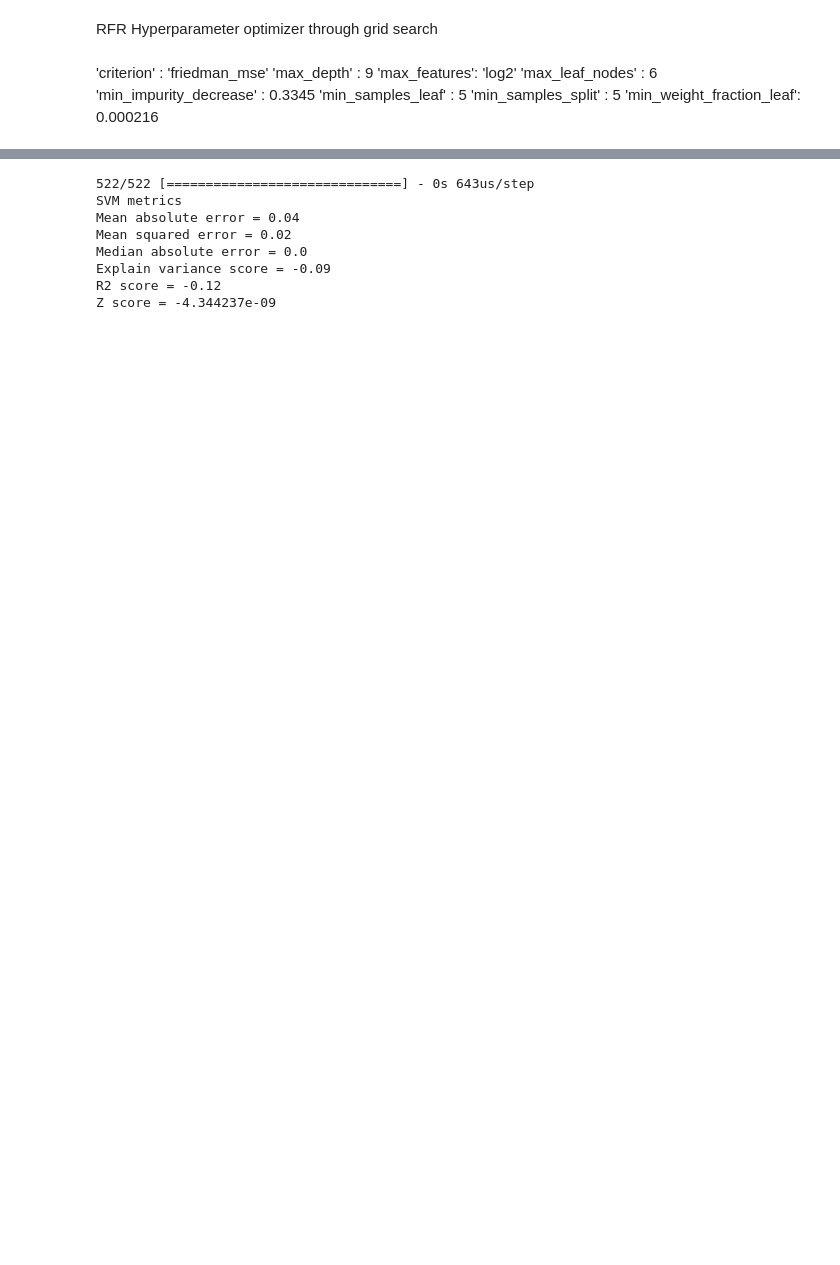
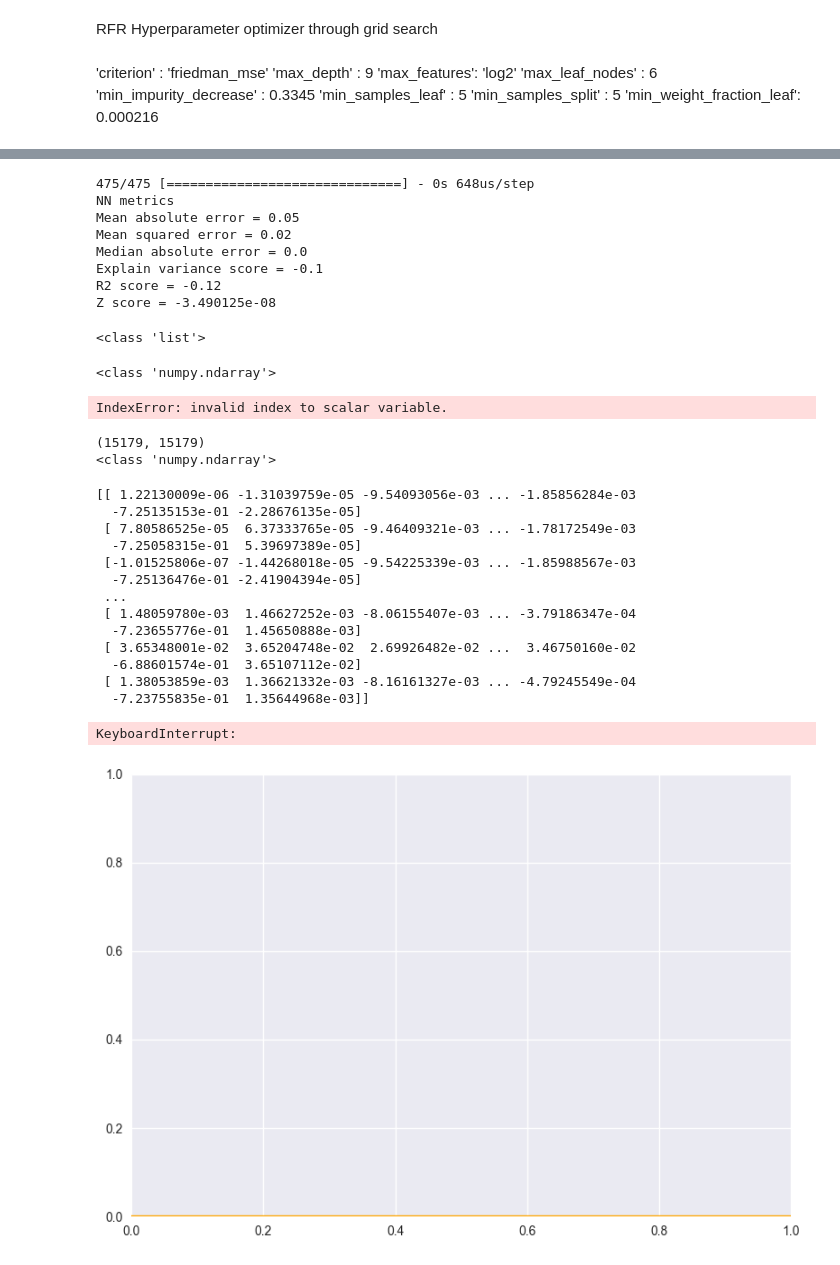
Before and after one commit to DiscordTurtle/ProcessMining, a Jupyter notebook: sprint3_time_predictor.ipynb, the cells around one changed output, grey strips where cells are left out. Saved outputs shown, nothing was run; the diff lists cells and outputs as text; code cells hidden in the pictures; blank space fills up the shorter version.

```diff
--- a/sprint3_time_predictor.ipynb
+++ b/sprint3_time_predictor.ipynb
@@ -330,7 +419,7 @@ Epoch 100/100
 # %%
 nn_y_test = model.predict(x_test)
 
-print("SVM metrics")
+print("NN metrics")
 print("Mean absolute error =", round(sm.mean_absolute_error(y_test, nn_y_test), 2))
 print("Mean squared error =", round(sm.mean_squared_error(y_test, nn_y_test), 2))
 print("Median absolute error =", round(sm.median_absolute_error(y_test, nn_y_test), 2))
@@ -338,14 +427,80 @@ print("Explain variance score =", round(sm.explained_variance_score(y_test, nn_y
 print("R2 score =", round(sm.r2_score(y_test, nn_y_test), 2))
 print("Z score =",  np.average(stats.zscore(nn_y_test)))
 # %% [output]
-522/522 [==============================] - 0s 643us/step
-SVM metrics
-Mean absolute error = 0.04
+475/475 [==============================] - 0s 648us/step
+NN metrics
+Mean absolute error = 0.05
 Mean squared error = 0.02
 Median absolute error = 0.0
-Explain variance score = -0.09
+Explain variance score = -0.1
 R2 score = -0.12
-Z score = -4.344237e-09
+Z score = -3.490125e-08
+# %%
+print(type(nn_y_test))
+# %% [output]
+<class 'list'>
+# %%
+nn_y_test = np.array(nn_y_test)
+# %%
+print(nn_y_test)
+# %% [output]
+<class 'numpy.ndarray'>
+# %%
+real_nn_y_test = []
+for entry in nn_y_test:
+    real_nn_y_test.append(entry[0])
+nn_y_test = real_nn_y_test
+print(nn_y_test)
+# %% [output]
+IndexError: invalid index to scalar variable.
+# %%
+NN_difference = nn_y_test - y_test
+print(NN_difference.shape)
+print(type(NN_difference))
+# %% [output]
+(15179, 15179)
+<class 'numpy.ndarray'>
+# %%
+import matplotlib.pyplot as plt
+
+plt.style.use('seaborn-v0_8')
+fig = plt.figure()
+ax = plt.axes()
+
+data_to_plot = NN_difference
+#remove nan values
+#remove outliers from data
+#data_to_plot = data_to_plot[data_to_plot.between(data_to_plot.quantile(.5), data_to_plot.quantile(.95))]
+
+print(data_to_plot)
+
+# plot normally
+plt.rcParams["figure.figsize"] = [10.50, 3.50]
+plt.rcParams["figure.autolayout"] = True
+plt.axhline(y=0, color='orange', linestyle='-', zorder=2)
+plt.plot(data_to_plot, zorder=1)
+plt.legend(['Truth value',], loc='lower right', )
+
+plt.title('Time difference between predicted time and actual time (NN)')
+plt.xlabel('Entries')
+plt.ylabel('Time difference (s)')
+plt.show()
+# %% [output]
+[[ 1.22130009e-06 -1.31039759e-05 -9.54093056e-03 ... -1.85856284e-03
+  -7.25135153e-01 -2.28676135e-05]
+ [ 7.80586525e-05  6.37333765e-05 -9.46409321e-03 ... -1.78172549e-03
+  -7.25058315e-01  5.39697389e-05]
+ [-1.01525806e-07 -1.44268018e-05 -9.54225339e-03 ... -1.85988567e-03
+  -7.25136476e-01 -2.41904394e-05]
+ ...
+ [ 1.48059780e-03  1.46627252e-03 -8.06155407e-03 ... -3.79186347e-04
+  -7.23655776e-01  1.45650888e-03]
+ [ 3.65348001e-02  3.65204748e-02  2.69926482e-02 ...  3.46750160e-02
+  -6.88601574e-01  3.65107112e-02]
+ [ 1.38053859e-03  1.36621332e-03 -8.16161327e-03 ... -4.79245549e-04
+  -7.23755835e-01  1.35644968e-03]]
+KeyboardInterrupt:
+[figure, added]
 # %%
 loss_and_accuracy = model.evaluate(x_train, y_train, verbose=False)
 print("Training Loss and Accuracy:", loss_and_accuracy)
```
Also changed, not shown: parts of 18 cells of this notebook, 4 other files.
